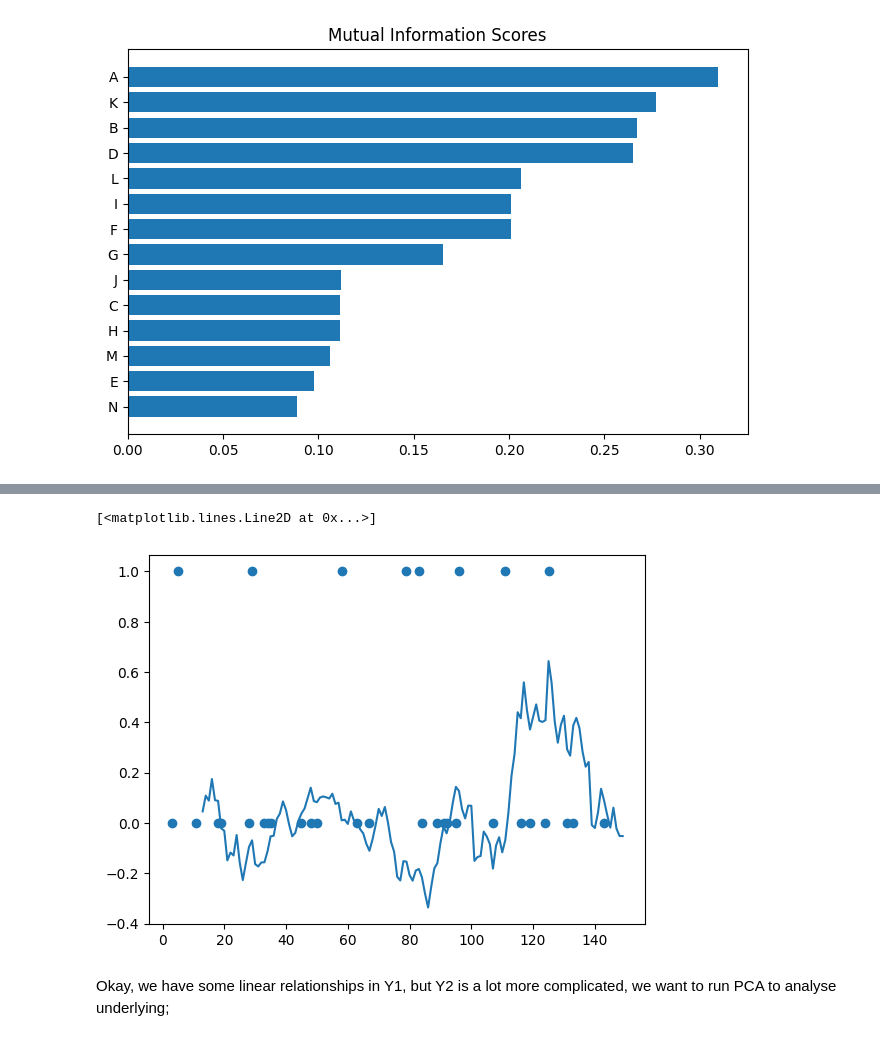
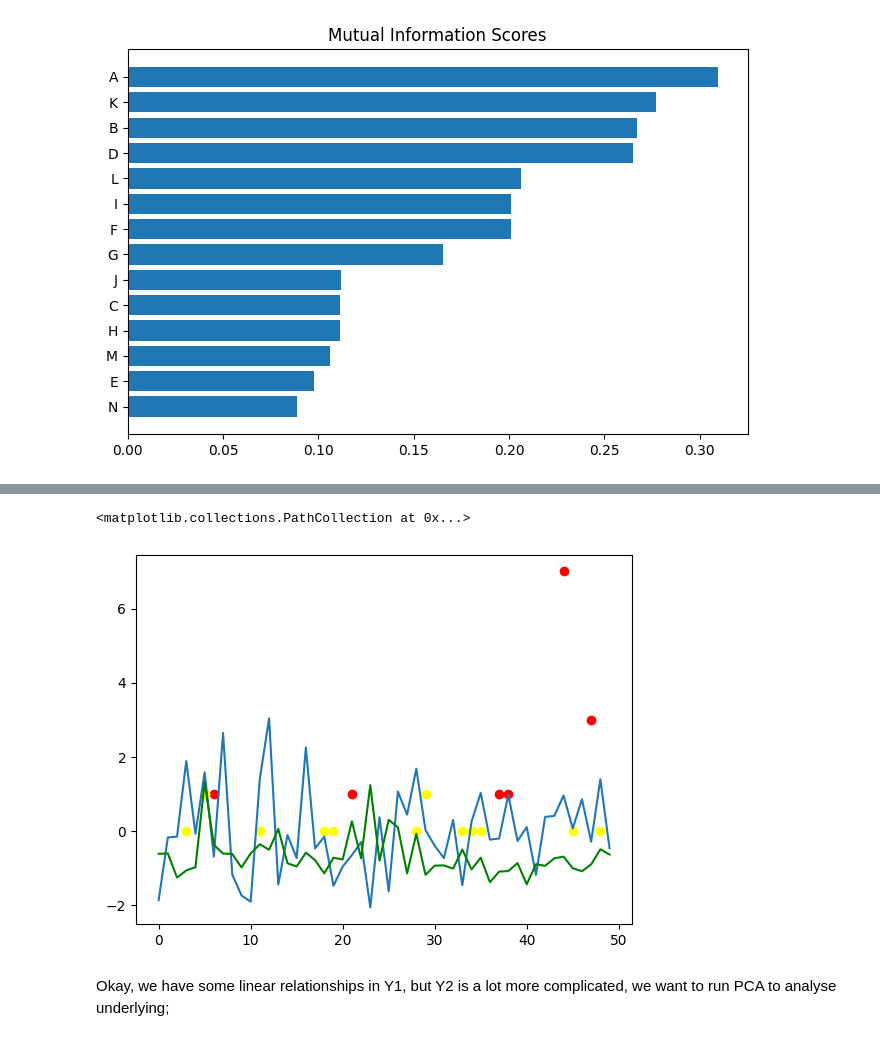
Before and after one commit to amsih/Illiquidiots, a Jupyter notebook: research/research.ipynb, the cells around one changed output, grey strips where cells are left out. Drawn from its saved outputs; the diff is of its cells as text; code cells hidden in the pictures.

```diff
--- a/research/research.ipynb
+++ b/research/research.ipynb
@@ -90,14 +78,17 @@ plt.show()
 # %%
 train_data.isna().sum()
 
-SMA = train_data["Y1"].rolling(14).mean()
+SMA = train_data["Y2"].rolling(14).mean()
 
-#plt.plot(train_data["Y1"][0:150])
-plt.scatter(train_data["time"][0:150] ,train_data["P"][0:150])
-plt.plot(SMA[0:150])
+endpoint = 50
+
+plt.plot(2*train_data["Y1"][0:endpoint])
+plt.plot(2*train_data["Y2"][0:endpoint], color = "green")
+plt.scatter(train_data["time"][0:endpoint] ,train_data["O"][0:endpoint], color = "red")
+plt.scatter(train_data["time"][0:endpoint] ,train_data["P"][0:endpoint], color = "yellow")
 # %% [output]
-[<matplotlib.lines.Line2D at 0x...>]
+<matplotlib.collections.PathCollection at 0x...>
-[figure, old version]
+[figure, new version]
 # %% [markdown]
 Okay, we have some linear relationships in Y1, but Y2 is a lot more complicated, we want to run PCA to analyse underlying;
 # %%
```
Also changed, not shown: parts of 5 cells of this notebook, 10 other files.
